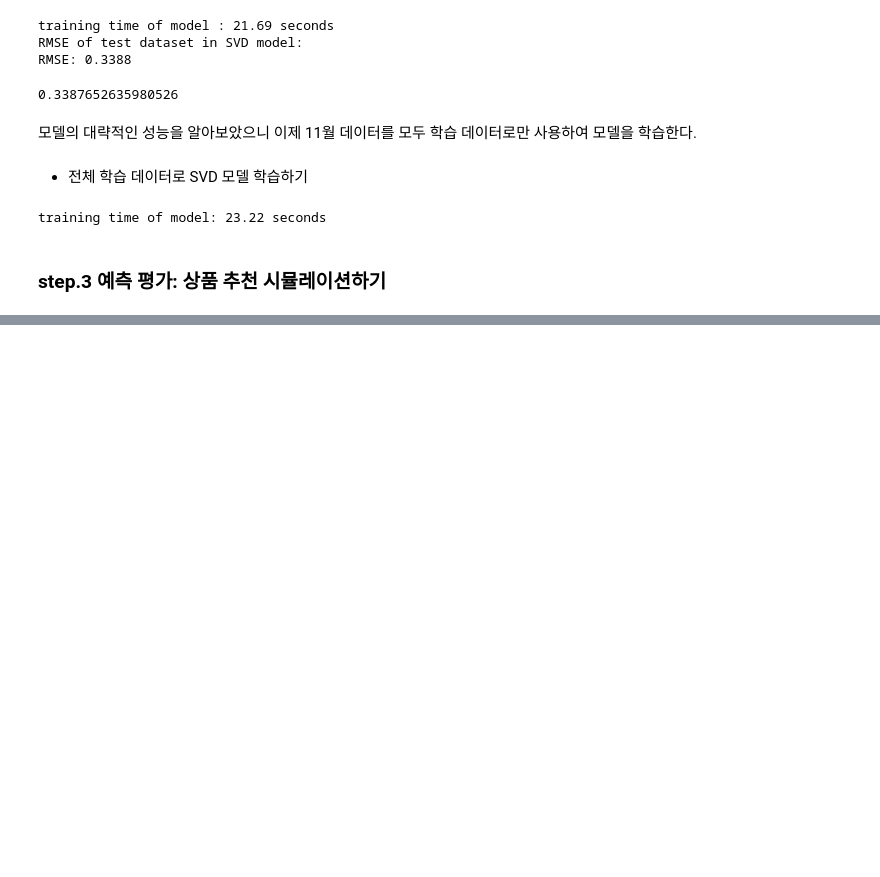
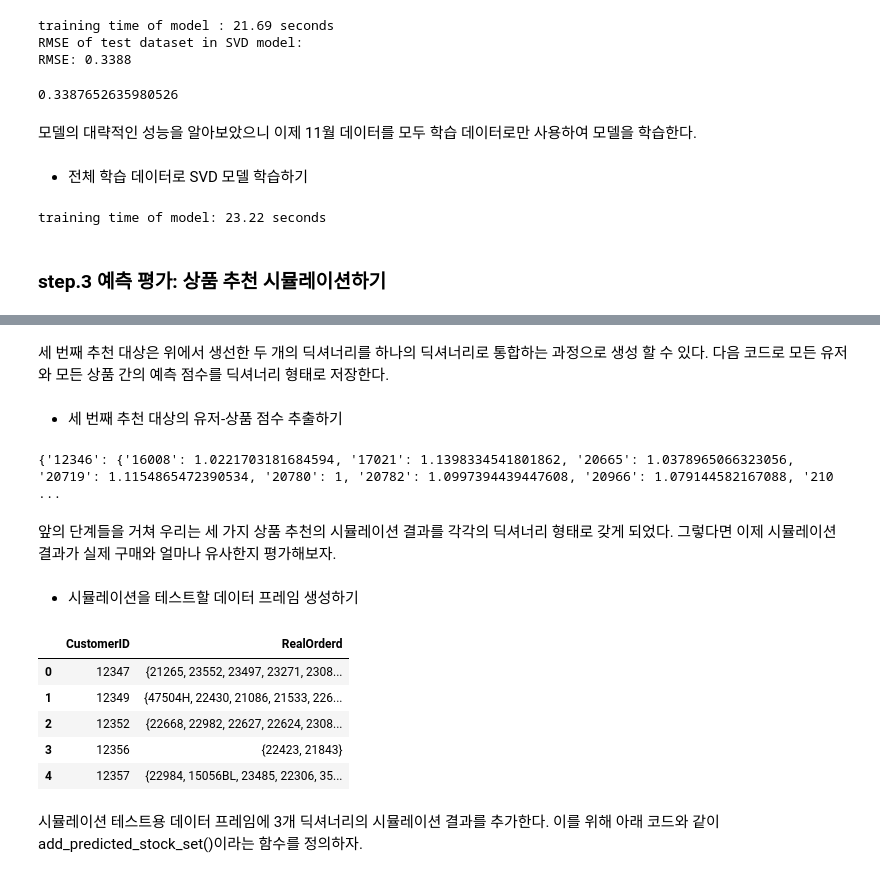
Before and after one commit to jaeyoon89/python_data_analysis, a Jupyter notebook: ch5-2_recommendation_for_retailer.ipynb, the cells around one changed output, grey strips where cells are left out. Saved outputs shown, nothing was run; the diff lists cells and outputs as text; code cells hidden in the pictures; blank space fills up the shorter version.

```diff
--- a/ch5-2_recommendation_for_retailer.ipynb
+++ b/ch5-2_recommendation_for_retailer.ipynb
@@ -554,0 +607,45 @@ training time of model: 23.22 seconds
+# %% [markdown]
+세 번째 추천 대상은 위에서 생선한 두 개의 딕셔너리를 하나의 딕셔너리로 통합하는 과정으로 생성 할 수 있다. 다음 코드로 모든 유저와 모든 상품 간의 예측 점수를 딕셔너리 형태로 저장한다.
+# %% [markdown]
+- 세 번째 추천 대상의 유저-상품 점수 추출하기
+# %%
+# 두 딕셔너리를 하나로 통합한다.
+total_prediction_dict = {}
+
+# new_order_prediction_dict 정보를 새로운 딕셔너리에 저장한다.
+for customer_id in new_order_prediction_dict:
+    if customer_id not in total_prediction_dict:
+        total_prediction_dict[customer_id] = {}
+    for stock_code, predicted_rating in new_order_prediction_dict[customer_id].items():
+        if stock_code not in total_prediction_dict[customer_id]:
+            total_prediction_dict[customer_id][stock_code] = predicted_rating
+
+# reorder_prediction_dict 정보를 새로운 딕셔너리에 저장한다.
+for customer_id in reorder_prediction_dict:
+    if customer_id not in total_prediction_dict:
+        total_prediction_dict[customer_id] = {}
+    for stock_code, predicted_rating in reorder_prediction_dict[customer_id].items():
+        if stock_code not in total_prediction_dict[customer_id]:
+            total_prediction_dict[customer_id][stock_code] = predicted_rating
+
+print(str(total_prediction_dict)[:300] + "...")
+# %% [output]
+{'12346': {'16008': 1.0221703181684594, '17021': 1.1398334541801862, '20665': 1.0378965066323056, '20719': 1.1154865472390534, '20780': 1, '20782': 1.0997394439447608, '20966': 1.079144582167088, '210 ...
+# %% [markdown]
+앞의 단계들을 거쳐 우리는 세 가지 상품 추천의 시뮬레이션 결과를 각각의 딕셔너리 형태로 갖게 되었다. 그렇다면 이제 시뮬레이션 결과가 실제 구매와 얼마나 유사한지 평가해보자.
+# %% [markdown]
+- 시뮬레이션을 테스트할 데이터 프레임 생성하기
+# %%
+# 11월 이후의 데이터를 테스트 데이터셋으로 사용하기 위한 데이터 프레임을 생성한다.
+simulation_test_df = df_year_end.groupby('CustomerID')['StockCode'].apply(set).reset_index()
+simulation_test_df.columns = ['CustomerID','RealOrderd']
+simulation_test_df.head()
+# %% [output]
+|  | CustomerID | RealOrderd |
+| 0 | 12347 | {21265, 23552, 23497, 23271, 2308... |
+| 1 | 12349 | {47504H, 22430, 21086, 21533, 226... |
+| 2 | 12352 | {22668, 22982, 22627, 22624, 2308... |
+| 3 | 12356 | {22423, 21843} |
+| 4 | 12357 | {22984, 15056BL, 23485, 22306, 35... |
+# %% [markdown]
+시뮬레이션 테스트용 데이터 프레임에 3개 딕셔너리의 시뮬레이션 결과를 추가한다. 이를 위해 아래 코드와 같이 add_predicted_stock_set()이라는 함수를 정의하자.
```
Also changed, not shown: parts of 12 cells of this notebook.
